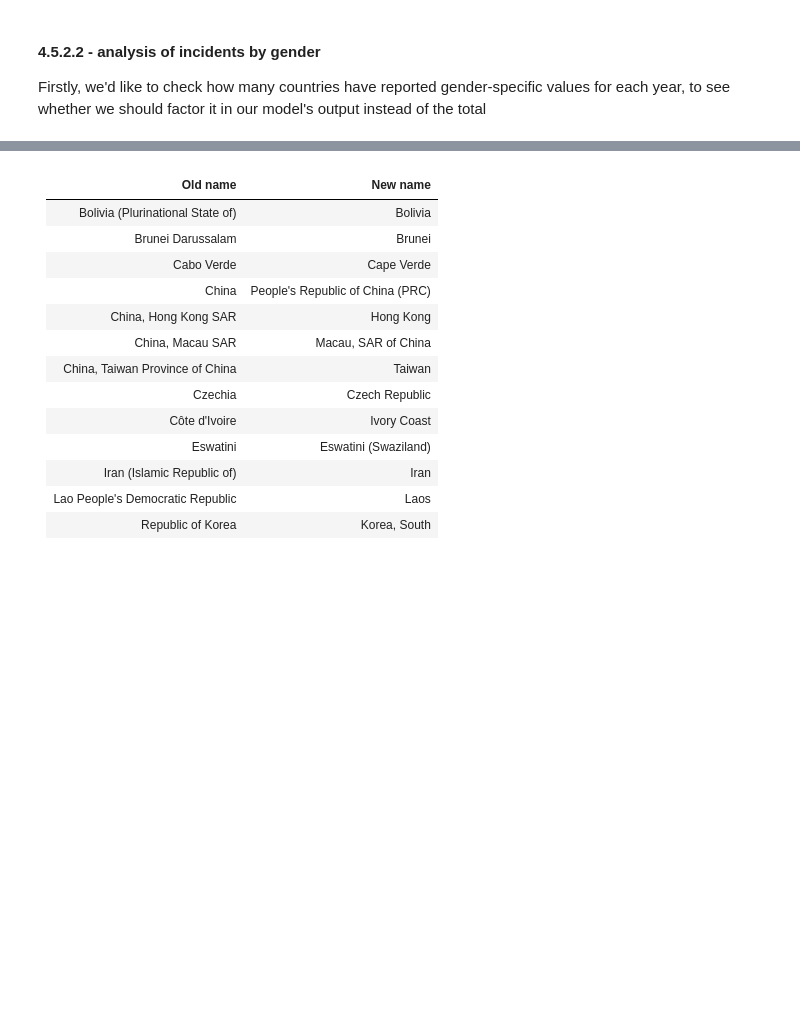
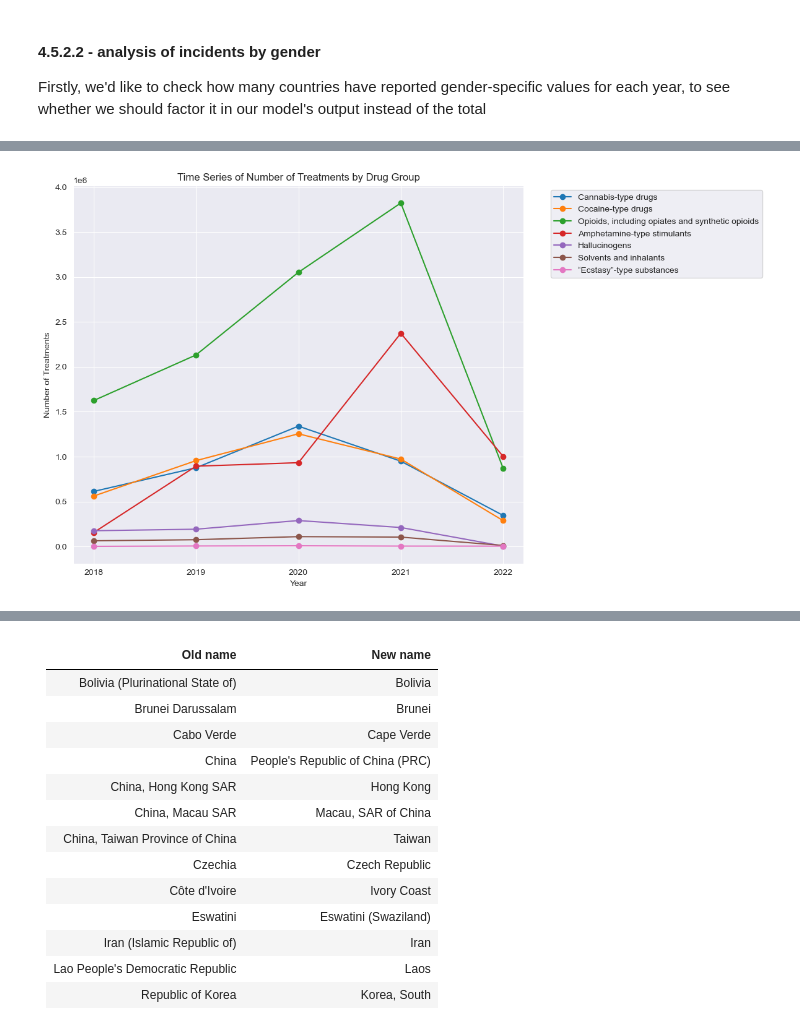
Before and after one commit to ArieStoli/ds-lab-2025, a Jupyter notebook: data_preprocessing.ipynb, the cells around one changed output, grey strips where cells are left out. Cells and saved outputs as stored; diff of their text form; code cells hidden in the pictures; blank space fills up the shorter version.

```diff
--- a/data_preprocessing.ipynb
+++ b/data_preprocessing.ipynb
@@ -1339,0 +1364,37 @@ edited_treatments_df.to_csv("edited_treatments_df.csv", index=False)
+# %%
+# Define the target drug groups
+drug_groups_to_plot = [
+    'Cannabis-type drugs',
+    'Cocaine-type drugs',
+    'Opioids, including opiates and synthetic opioids',
+    'Amphetamine-type stimulants',
+    'Hallucinogens',
+    'Solvents and inhalants',
+    '“Ecstasy”-type substances'
+]
+
+# Filter the DataFrame for the specified drug groups
+filtered_df = edited_treatments_df[edited_treatments_df['drug_group'].isin(drug_groups_to_plot)]
+
+# Aggregate the number_of_treatments by year and drug_group
+time_series_data = filtered_df.groupby(['year', 'drug_group'])['number_of_treatments'].sum().unstack()
+
+# Plotting the time-series
+plt.figure(figsize=(12, 7))
+
+for drug_group in drug_groups_to_plot:
+    if drug_group in time_series_data.columns:
+        plt.plot(time_series_data.index, time_series_data[drug_group], marker='o', label=drug_group)
+    else:
+        print(f"Warning: Data for '{drug_group}' not found in the filtered dataset.")
+
+plt.xlabel('Year')
+plt.xticks(time_series_data.index)
+plt.ylabel('Number of Treatments')
+plt.title('Time Series of Number of Treatments by Drug Group')
+plt.legend(bbox_to_anchor=(1.05, 1), loc='upper left')
+plt.grid(True)
+plt.tight_layout()
+plt.show()
+# %% [output]
+[figure, added]
```
Also changed, not shown: parts of 39 cells of this notebook, 1 other file.
